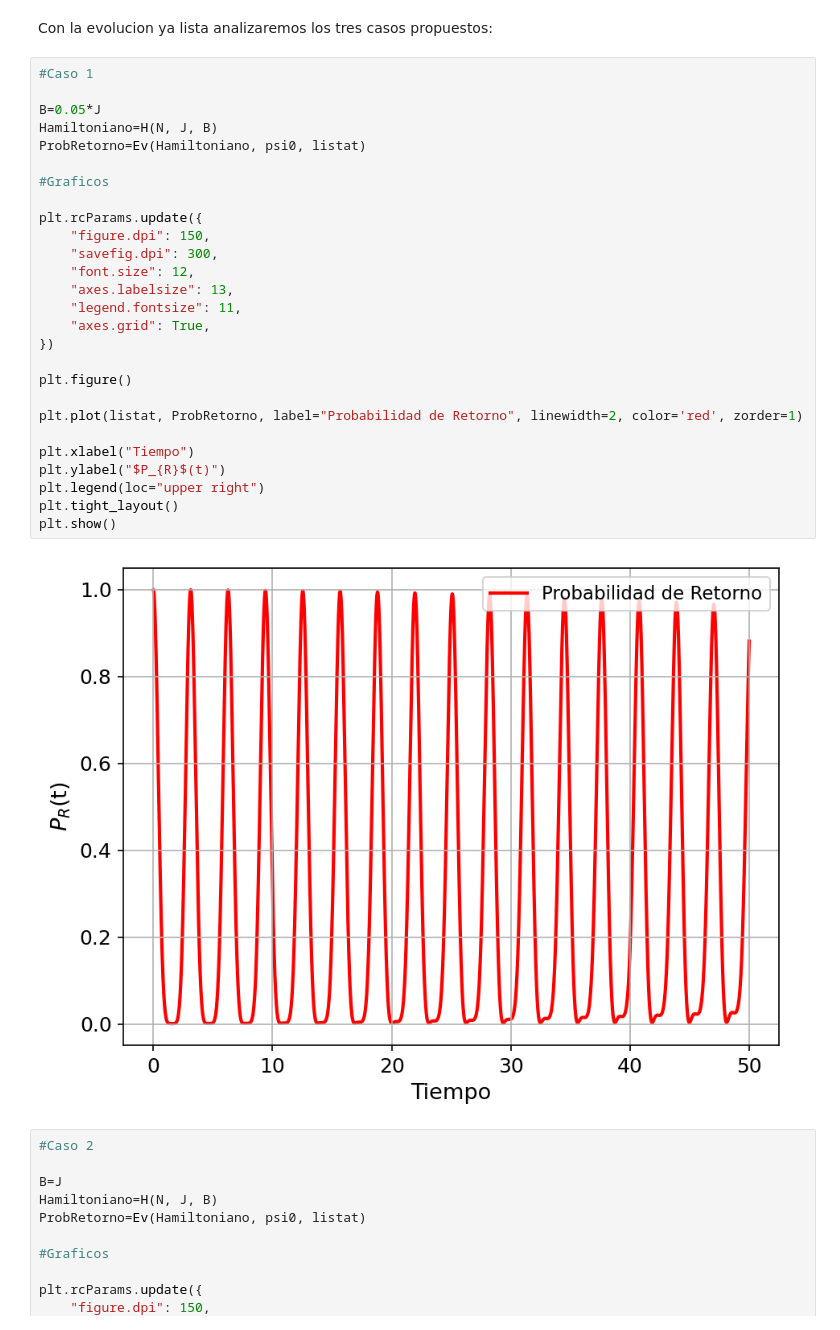
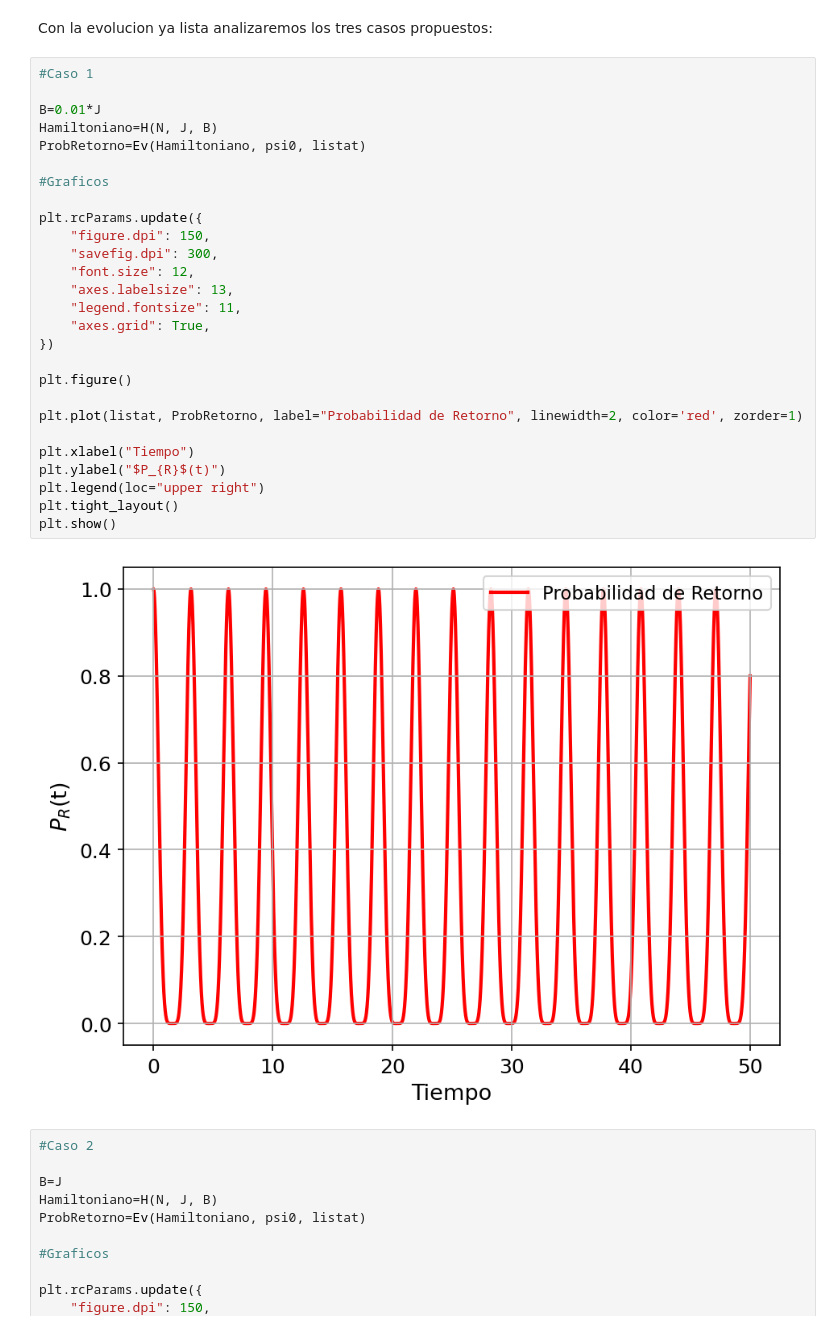
Before and after one commit to AlonsoRecabarren/Computing-Physics, a Jupyter notebook: Homeworks/Homework 1/Dinamica cuantica y complejidad computacional.ipynb, the cells around one changed output. Drawn from its saved outputs; the diff is of its cells as text.

```diff
--- a/Homeworks/Homework 1/Dinamica cuantica y complejidad computacional.ipynb
+++ b/Homeworks/Homework 1/Dinamica cuantica y complejidad computacional.ipynb
@@ -162,32 +162,32 @@ Con la evolucion ya lista analizaremos los tres casos propuestos:
 # %%
 #Caso 1
 
-B=0.05*J
+B=0.01*J
 Hamiltoniano=H(N, J, B)
 ProbRetorno=Ev(Hamiltoniano, psi0, listat)
 
 #Graficos
 
 plt.rcParams.update({
     "figure.dpi": 150,
     "savefig.dpi": 300,
     "font.size": 12,
     "axes.labelsize": 13,
     "legend.fontsize": 11,
     "axes.grid": True,
 })
 
 plt.figure()
 
 plt.plot(listat, ProbRetorno, label="Probabilidad de Retorno", linewidth=2, color='red', zorder=1)
 
 plt.xlabel("Tiempo")
 plt.ylabel("$P_{R}$(t)")
 plt.legend(loc="upper right")
 plt.tight_layout()
 plt.show()
 # %% [output]
-[figure, old version]
+[figure, new version]
 # %%
 #Caso 2
 
```
Also changed, not shown: parts of 1 cell of this notebook, 1 other file.
